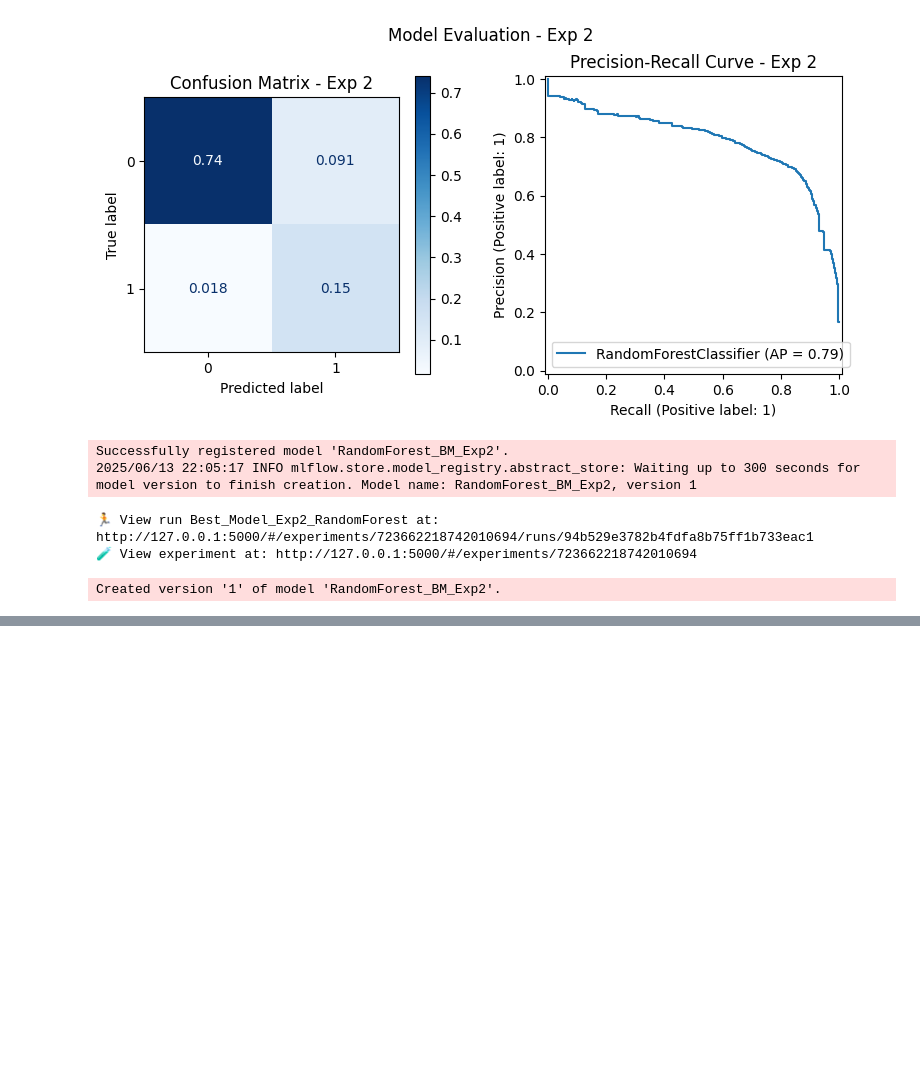
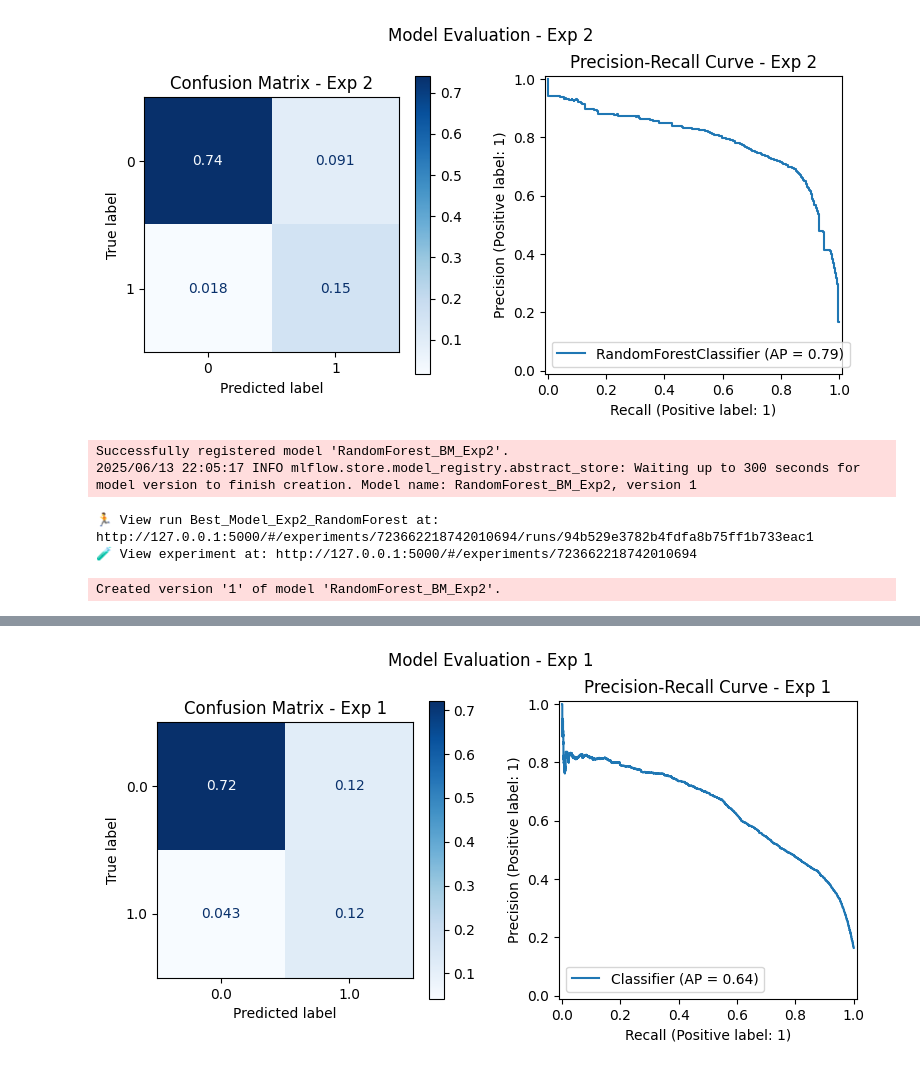
Before and after one commit to EstebanPerez25/TCA-Project, a Jupyter notebook: notebooks/01_data_science.ipynb, the cells around one changed output, grey strips where cells are left out. Cells and saved outputs as stored; diff of their text form; code cells hidden in the pictures; blank space fills up the shorter version.

```diff
--- a/notebooks/01_data_science.ipynb
+++ b/notebooks/01_data_science.ipynb
@@ -1467,0 +1630,14 @@ Created version '1' of model 'RandomForest_BM_Exp2'.
+# %%
+# Evaluation
+y_pred_proba = model.predict(X_test)  # Probabilidades
+y_pred = (y_pred_proba >= 0.5).astype(int)  # Etiquetas binarias 0 o 1
+
+print(classification_report(y_test, y_pred, target_names=['No Cancellation', 'Cancellation']))  # noqa: T201
+
+precision = precision_score(y_test, y_pred)
+recall = recall_score(y_test, y_pred)
+f1 = f1_score(y_test, y_pred)
+average_precision = average_precision_score(y_test, y_pred_proba)
+accuracy = accuracy_score(y_test, y_pred)
+
+print(f"Precision: {precision:.4f}, Recall: {recall:.4f}, F1: {f1:.4f}, Average Precision: {average_precision:.4f}, Accuracy: {accuracy:.4f}")
@@ -1467,0 +1656,23 @@ Created version '1' of model 'RandomForest_BM_Exp2'.
+# %%
+fig, (ax1, ax2) = plt.subplots(1, 2, figsize=(8, 4))
+
+# Matriz de confusión normalizada
+ConfusionMatrixDisplay.from_predictions(
+    y_test, y_pred,
+    normalize='all',
+    cmap='Blues',
+    ax=ax1
+)
+ax1.set_title("Confusion Matrix - Exp 1")
+
+# Curva Precision-Recall usando probabilidades
+PrecisionRecallDisplay.from_predictions(
+    y_test, y_pred_proba,
+    ax=ax2
+)
+ax2.set_title("Precision-Recall Curve - Exp 1")
+
+plt.suptitle("Model Evaluation - Exp 1")
+plt.tight_layout()
+plt.show()
+# %% [output]
@@ -1467,0 +1680 @@ Created version '1' of model 'RandomForest_BM_Exp2'.
+[figure, added]
```
Also changed, not shown: parts of 10 cells of this notebook, 1 other file.
